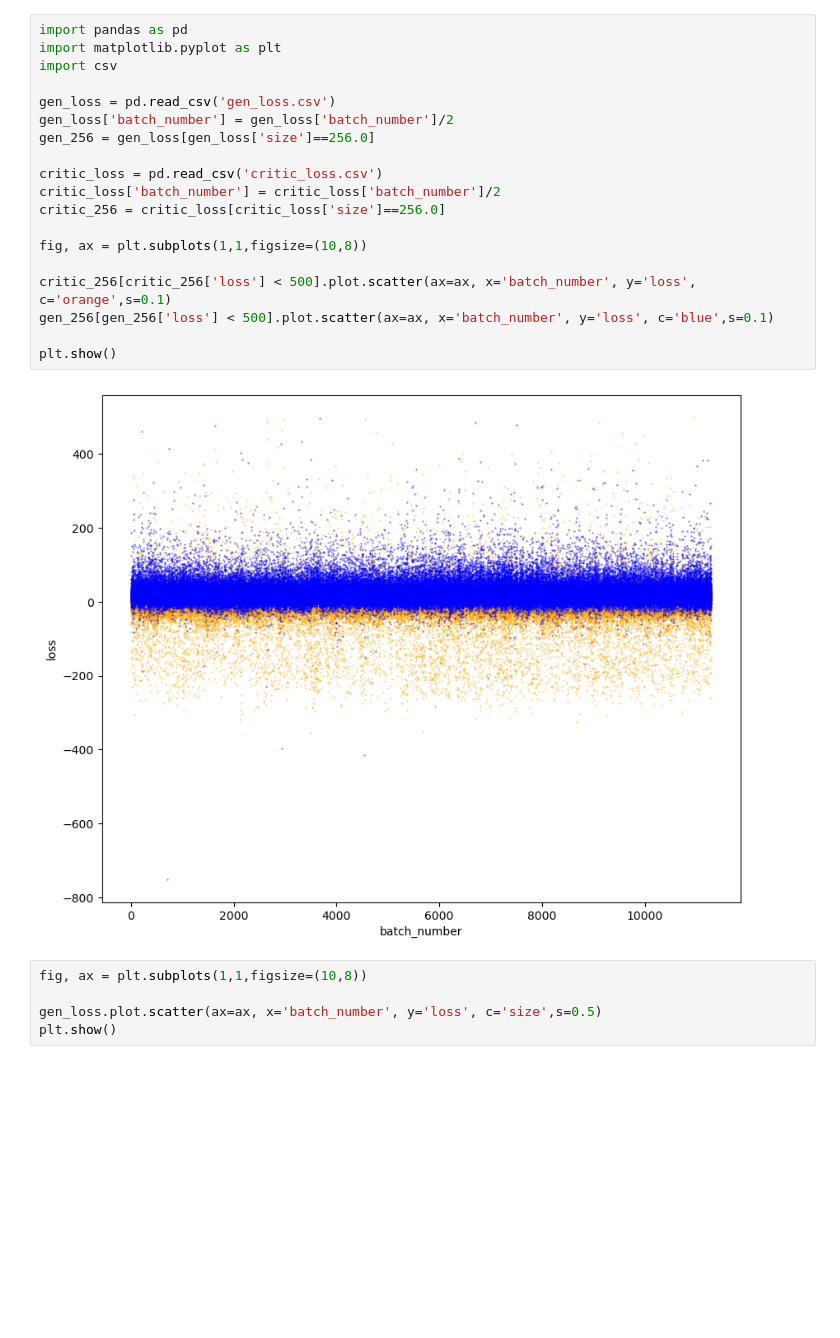
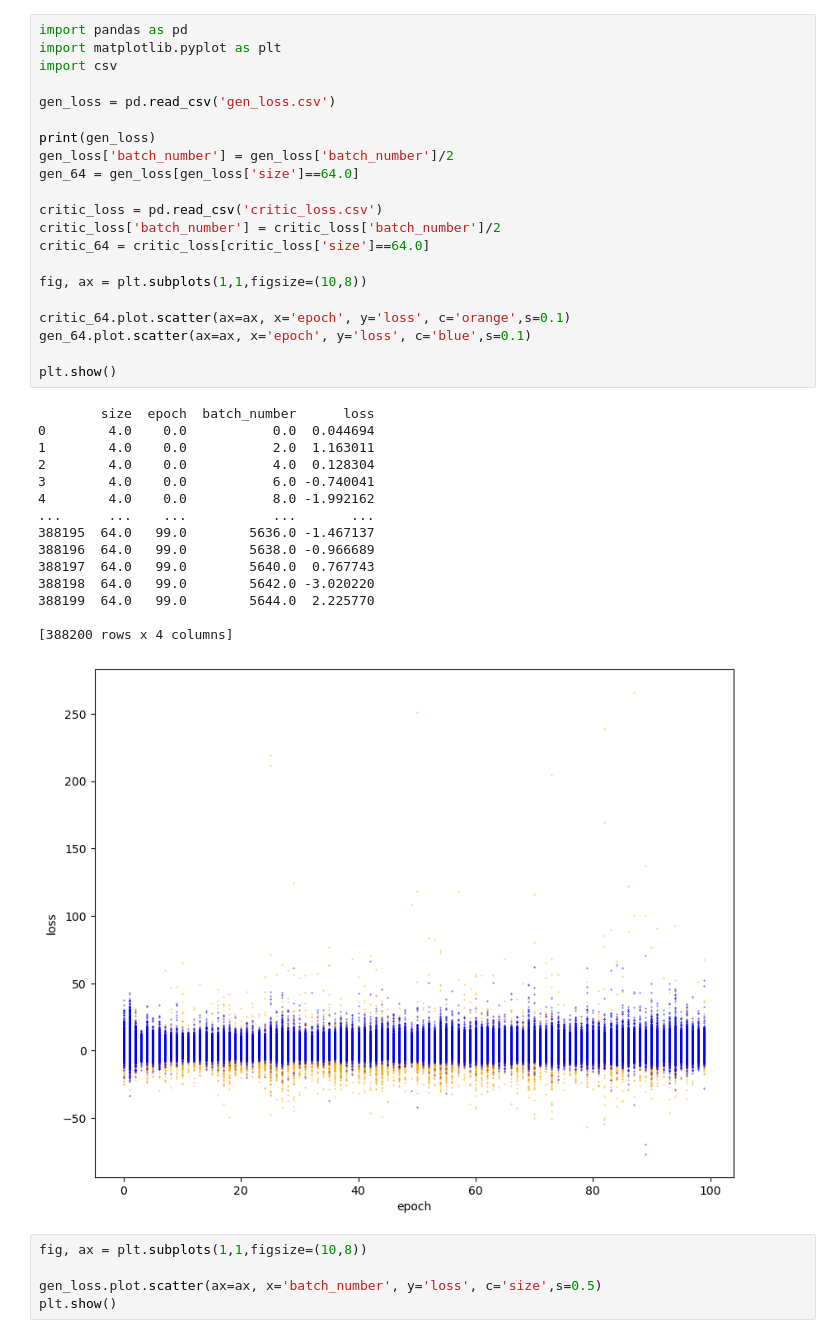
Before and after one commit to paddeaux/met, a Jupyter notebook: loss_curves.ipynb, the cells around one changed output. Cells and saved outputs as stored; diff of their text form; blank space fills up the shorter version.

```diff
--- a/loss_curves.ipynb
+++ b/loss_curves.ipynb
@@ -1,24 +1,40 @@
 # %%
 import pandas as pd
 import matplotlib.pyplot as plt
 import csv
 
 gen_loss = pd.read_csv('gen_loss.csv')
+
+print(gen_loss)
 gen_loss['batch_number'] = gen_loss['batch_number']/2
-gen_256 = gen_loss[gen_loss['size']==256.0]
+gen_64 = gen_loss[gen_loss['size']==64.0]
 
 critic_loss = pd.read_csv('critic_loss.csv')
 critic_loss['batch_number'] = critic_loss['batch_number']/2
-critic_256 = critic_loss[critic_loss['size']==256.0]
+critic_64 = critic_loss[critic_loss['size']==64.0]
 
 fig, ax = plt.subplots(1,1,figsize=(10,8))
 
-critic_256[critic_256['loss'] < 500].plot.scatter(ax=ax, x='batch_number', y='loss', c='orange',s=0.1)
-gen_256[gen_256['loss'] < 500].plot.scatter(ax=ax, x='batch_number', y='loss', c='blue',s=0.1)
+critic_64.plot.scatter(ax=ax, x='epoch', y='loss', c='orange',s=0.1)
+gen_64.plot.scatter(ax=ax, x='epoch', y='loss', c='blue',s=0.1)
 
 plt.show()
 # %% [output]
+        size  epoch  batch_number      loss
+0        4.0    0.0           0.0  0.044694
+1        4.0    0.0           2.0  1.163011
+2        4.0    0.0           4.0  0.128304
+3        4.0    0.0           6.0 -0.740041
+4        4.0    0.0           8.0 -1.992162
+...      ...    ...           ...       ...
+388195  64.0   99.0        5636.0 -1.467137
+388196  64.0   99.0        5638.0 -0.966689
+388197  64.0   99.0        5640.0  0.767743
+388198  64.0   99.0        5642.0 -3.020220
+388199  64.0   99.0        5644.0  2.225770
+
+[388200 rows x 4 columns]
-[figure, old version]
+[figure, new version]
 # %%
 fig, ax = plt.subplots(1,1,figsize=(10,8))
 
```
Also changed, not shown: 1 other file.
